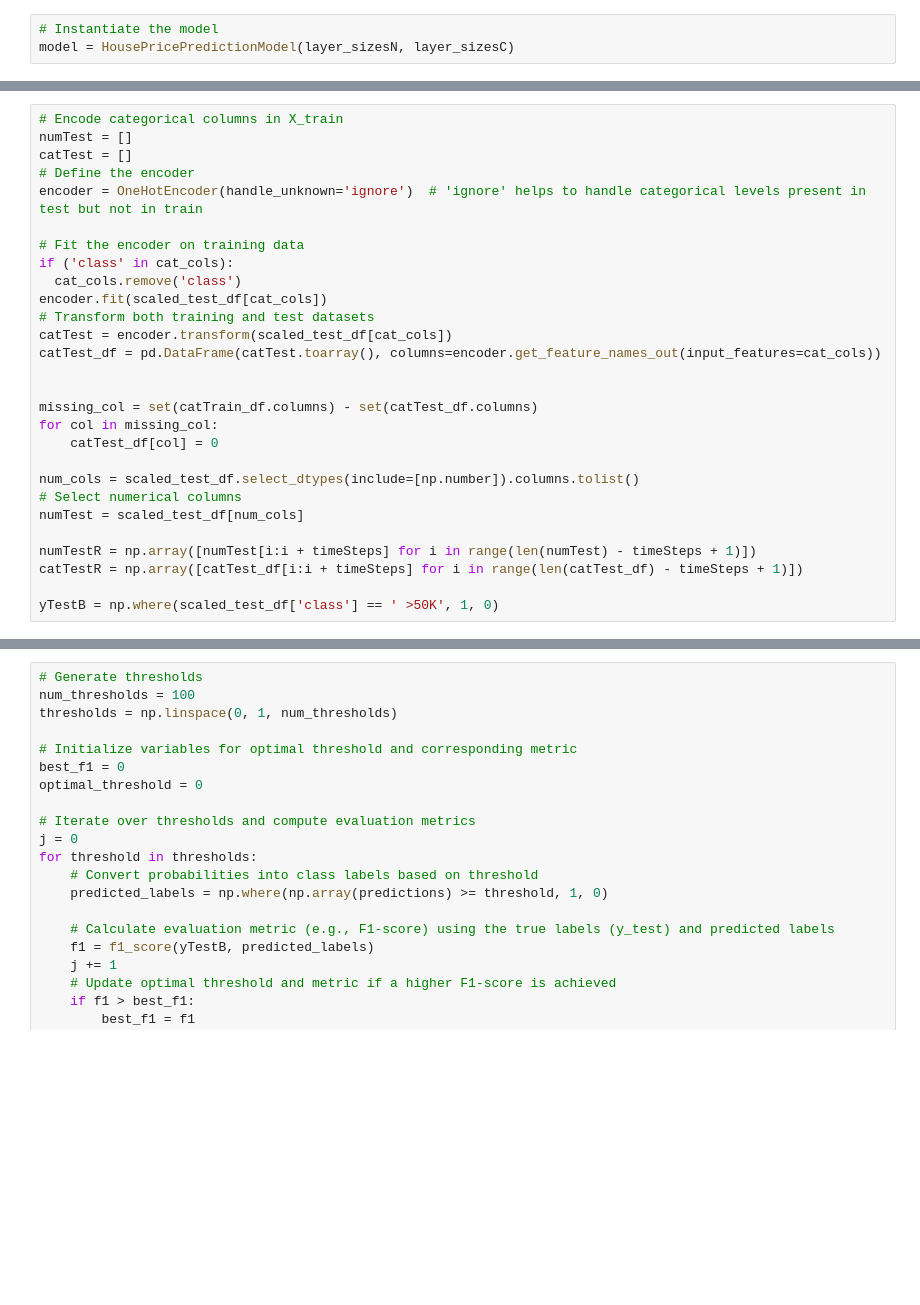
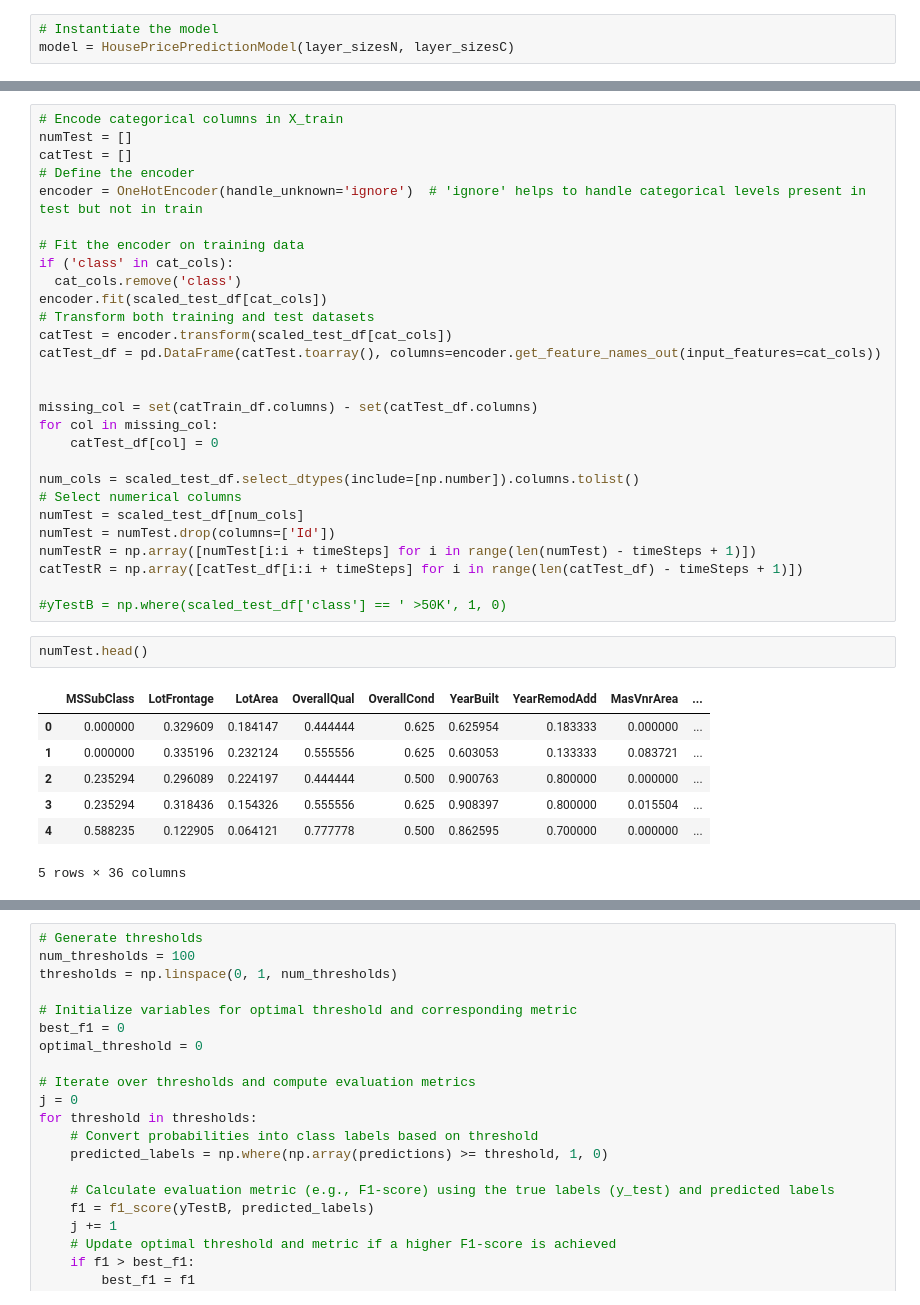
Before and after one commit to mmender2/Ai-DataScience, a Jupyter notebook: TwoTowerLSTM.ipynb, the cells around one changed output, grey strips where cells are left out. Cells and saved outputs as stored; diff of their text form; blank space fills up the shorter version.

```diff
--- a/TwoTowerLSTM.ipynb
+++ b/TwoTowerLSTM.ipynb
@@ -207,10 +379,20 @@ for col in missing_col:
 num_cols = scaled_test_df.select_dtypes(include=[np.number]).columns.tolist()
 # Select numerical columns
 numTest = scaled_test_df[num_cols]
-
+numTest = numTest.drop(columns=['Id'])
 numTestR = np.array([numTest[i:i + timeSteps] for i in range(len(numTest) - timeSteps + 1)])
 catTestR = np.array([catTest_df[i:i + timeSteps] for i in range(len(catTest_df) - timeSteps + 1)])
 
-yTestB = np.where(scaled_test_df['class'] == ' >50K', 1, 0)
+#yTestB = np.where(scaled_test_df['class'] == ' >50K', 1, 0)
+# %%
+numTest.head()
+# %% [output]
+|  | MSSubClass | LotFrontage | LotArea | OverallQual | OverallCond | YearBuilt | YearRemodAdd | MasVnrArea | ... |
+| 0 | 0.000000 | 0.329609 | 0.184147 | 0.444444 | 0.625 | 0.625954 | 0.183333 | 0.000000 | ... |
+| 1 | 0.000000 | 0.335196 | 0.232124 | 0.555556 | 0.625 | 0.603053 | 0.133333 | 0.083721 | ... |
+| 2 | 0.235294 | 0.296089 | 0.224197 | 0.444444 | 0.500 | 0.900763 | 0.800000 | 0.000000 | ... |
+| 3 | 0.235294 | 0.318436 | 0.154326 | 0.555556 | 0.625 | 0.908397 | 0.800000 | 0.015504 | ... |
+| 4 | 0.588235 | 0.122905 | 0.064121 | 0.777778 | 0.500 | 0.862595 | 0.700000 | 0.000000 | ... |
+5 rows × 36 columns
 # %%
 predictions = model((numTestR, catTestR))
```
Also changed, not shown: parts of 15 cells of this notebook.
